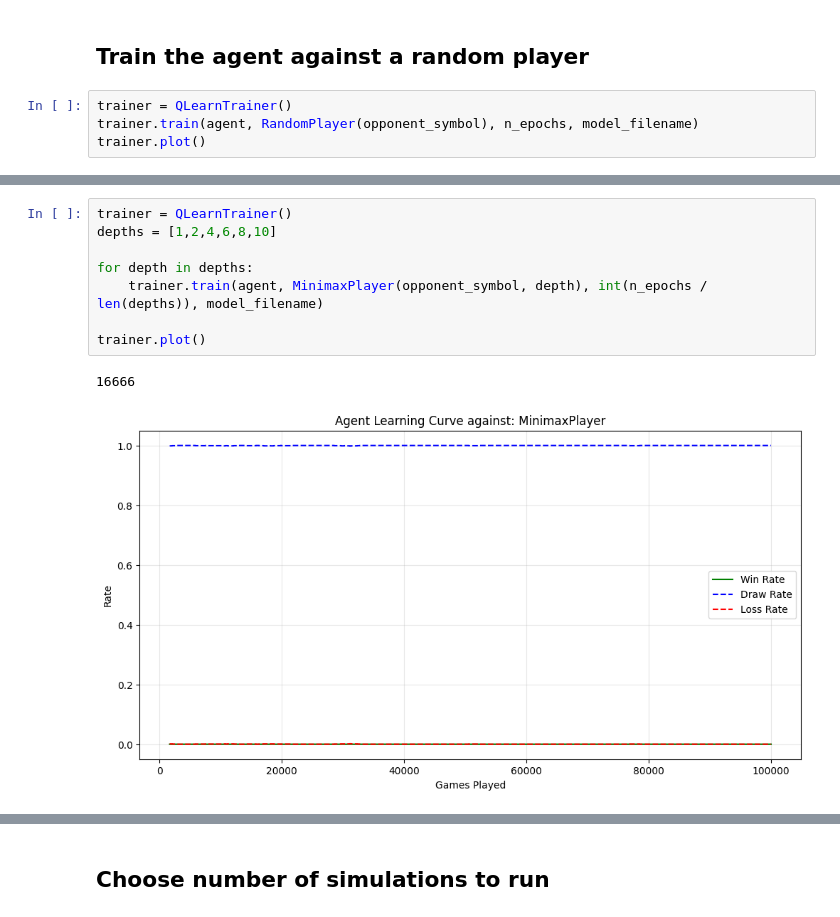
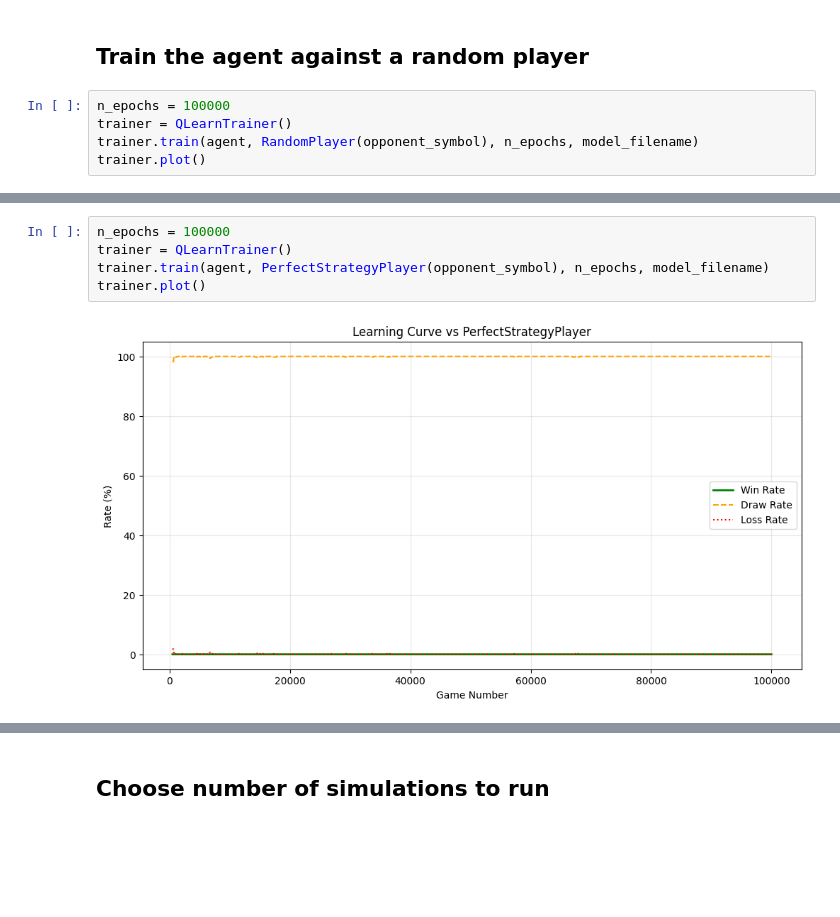
Before and after one commit to Mossberg1/Tic-Tac-Toe, a Jupyter notebook: nb.ipynb, the cells around one changed output, grey strips where cells are left out. Drawn from its saved outputs; the diff is of its cells as text; blank space fills up the shorter version.

```diff
--- a/nb.ipynb
+++ b/nb.ipynb
@@ -23,6 +23,7 @@ agent = QLearnPlayer(agent_symbol)
 # %% [markdown]
 ## Train the agent against a random player
 # %%
+n_epochs = 100000
 trainer = QLearnTrainer()
 trainer.train(agent, RandomPlayer(opponent_symbol), n_epochs, model_filename)
 trainer.plot()
@@ -34,11 +34,7 @@ trainer.plot()
 # %%
+n_epochs = 100000
 trainer = QLearnTrainer()
-depths = [1,2,4,6,8,10]
-
-for depth in depths:
-    trainer.train(agent, MinimaxPlayer(opponent_symbol, depth), int(n_epochs / len(depths)), model_filename)
-
+trainer.train(agent, PerfectStrategyPlayer(opponent_symbol), n_epochs, model_filename)
 trainer.plot()
 # %% [output]
-16666
-[figure, old version]
+[figure, new version]
```
Also changed, not shown: parts of 9 cells of this notebook, 11 other files.
